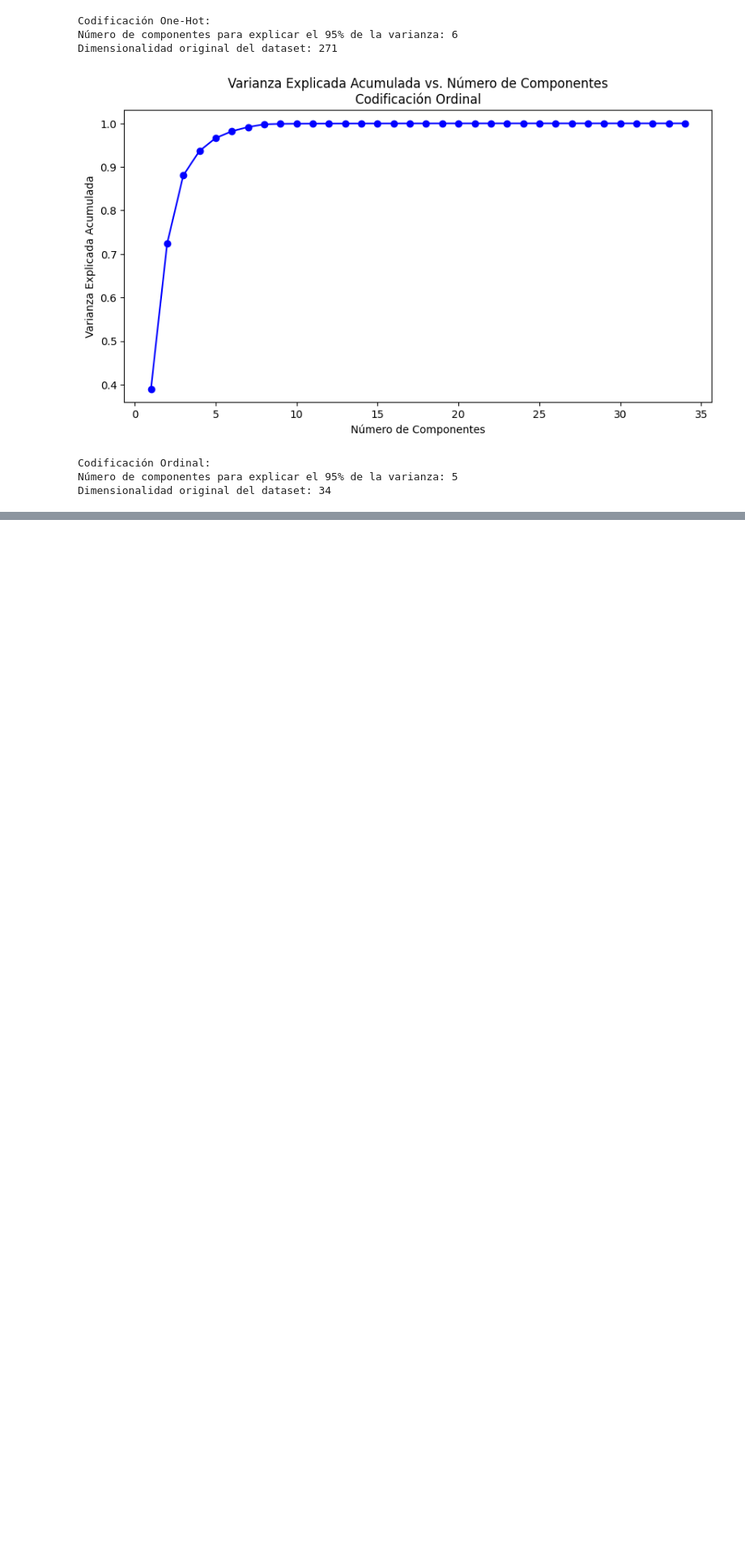
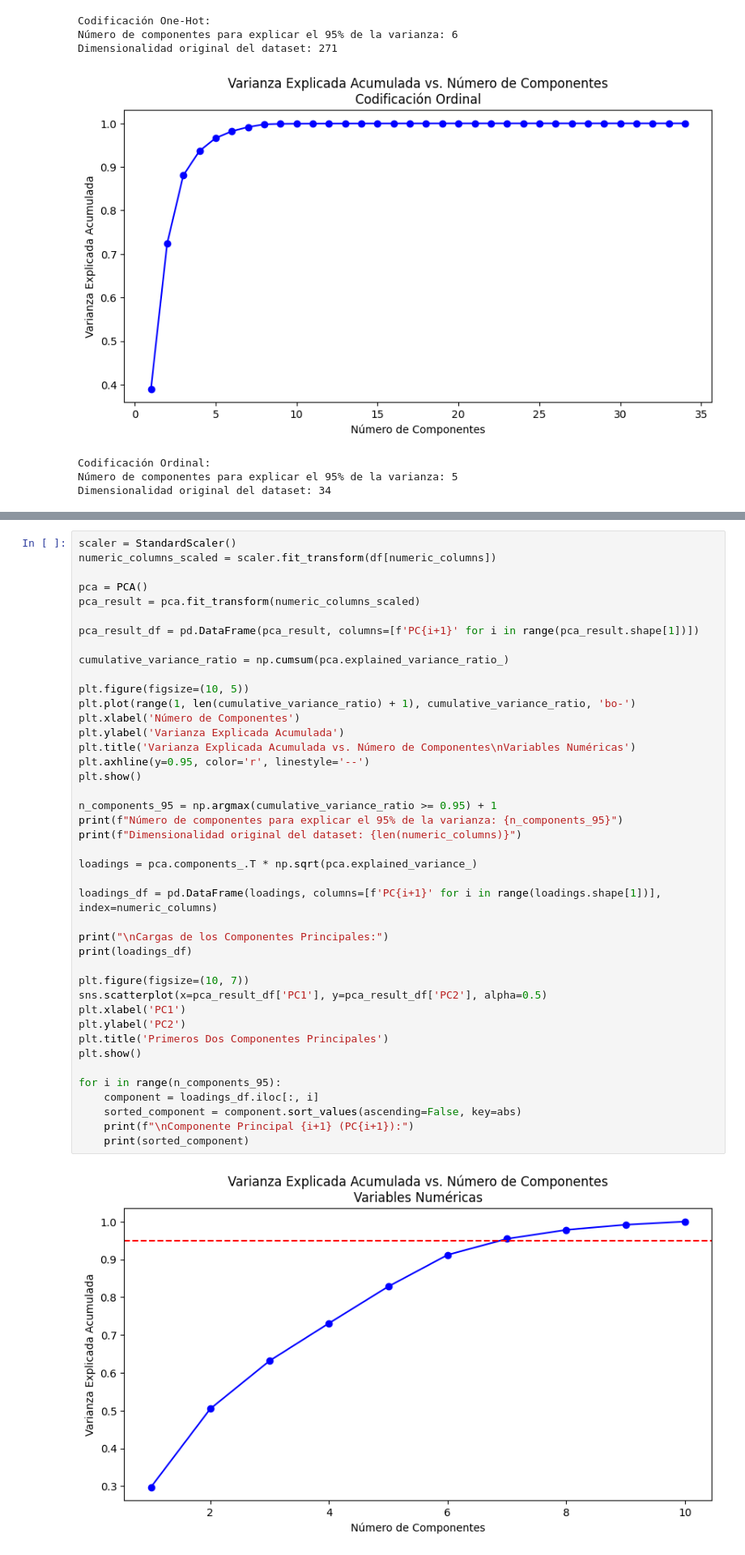
Before and after one commit to ManuelR11/Laboratorio01_DataScience, a Jupyter notebook: Laboratorio_1.ipynb, the cells around one changed output, grey strips where cells are left out. Shown at 81% size. Cells and saved outputs as stored; diff of their text form; blank space fills up the shorter version.

```diff
--- a/Laboratorio_1.ipynb
+++ b/Laboratorio_1.ipynb
@@ -326,0 +330,44 @@ Dimensionalidad original del dataset: 34
+# %%
+scaler = StandardScaler()
+numeric_columns_scaled = scaler.fit_transform(df[numeric_columns])
+
+pca = PCA()
+pca_result = pca.fit_transform(numeric_columns_scaled)
+
+pca_result_df = pd.DataFrame(pca_result, columns=[f'PC{i+1}' for i in range(pca_result.shape[1])])
+
+cumulative_variance_ratio = np.cumsum(pca.explained_variance_ratio_)
+
+plt.figure(figsize=(10, 5))
+plt.plot(range(1, len(cumulative_variance_ratio) + 1), cumulative_variance_ratio, 'bo-')
+plt.xlabel('Número de Componentes')
+plt.ylabel('Varianza Explicada Acumulada')
+plt.title('Varianza Explicada Acumulada vs. Número de Componentes\nVariables Numéricas')
+plt.axhline(y=0.95, color='r', linestyle='--')
+plt.show()
+
+n_components_95 = np.argmax(cumulative_variance_ratio >= 0.95) + 1
+print(f"Número de componentes para explicar el 95% de la varianza: {n_components_95}")
+print(f"Dimensionalidad original del dataset: {len(numeric_columns)}")
+
+loadings = pca.components_.T * np.sqrt(pca.explained_variance_)
+
+loadings_df = pd.DataFrame(loadings, columns=[f'PC{i+1}' for i in range(loadings.shape[1])], index=numeric_columns)
+
+print("\nCargas de los Componentes Principales:")
+print(loadings_df)
+
+plt.figure(figsize=(10, 7))
+sns.scatterplot(x=pca_result_df['PC1'], y=pca_result_df['PC2'], alpha=0.5)
+plt.xlabel('PC1')
+plt.ylabel('PC2')
+plt.title('Primeros Dos Componentes Principales')
+plt.show()
+
+for i in range(n_components_95):
+    component = loadings_df.iloc[:, i]
+    sorted_component = component.sort_values(ascending=False, key=abs)
+    print(f"\nComponente Principal {i+1} (PC{i+1}):")
+    print(sorted_component)
+# %% [output]
+[figure, added]
```
Also changed, not shown: parts of 7 cells of this notebook.
